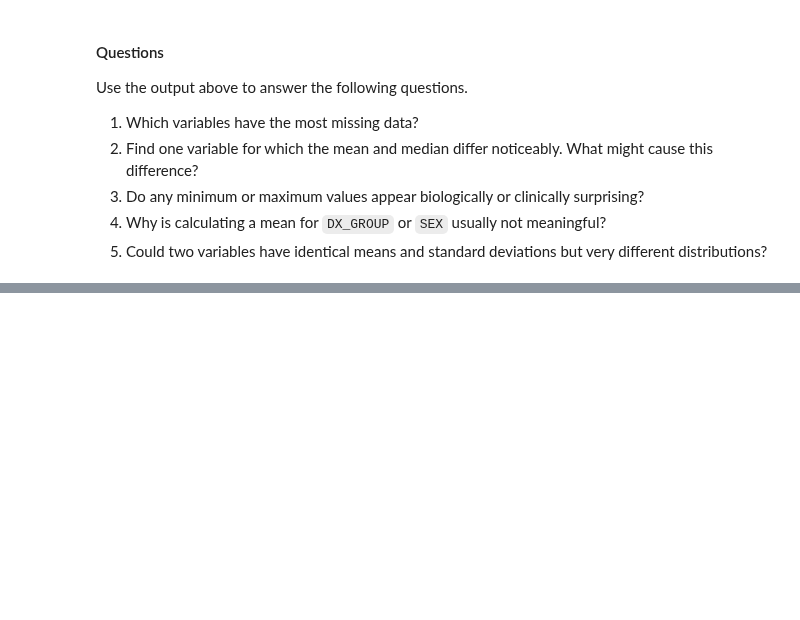
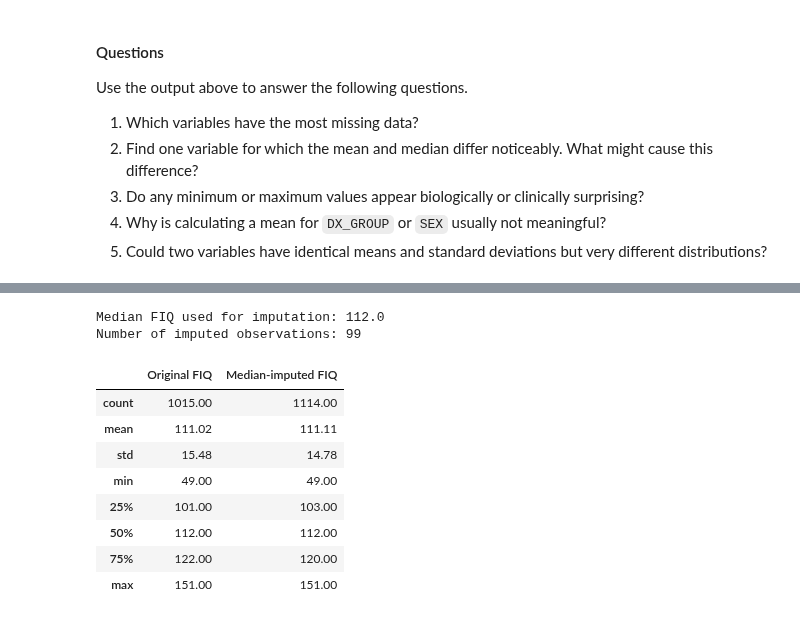
Before and after one commit to yoavmp/ml-neuro-tutorials, a Jupyter notebook: book/chapters/chapter_01/exercise_01.ipynb, the cells around one changed output, grey strips where cells are left out. Saved outputs shown, nothing was run; the diff lists cells and outputs as text; code cells hidden in the pictures; blank space fills up the shorter version.

```diff
--- a/book/chapters/chapter_01/exercise_01.ipynb
+++ b/book/chapters/chapter_01/exercise_01.ipynb
@@ -311,0 +524,32 @@ Use the output above to answer the following questions.
+# %%
+imputation_demo = phenotypes[
+    ["SUB_ID", "SITE_ID", "DX_GROUP", "AGE_AT_SCAN", "SEX", "FIQ"]
+].copy()
+
+imputation_demo["FIQ_was_missing"] = imputation_demo["FIQ"].isna()
+
+fiq_median = imputation_demo["FIQ"].median()
+imputation_demo["FIQ_imputed"] = imputation_demo["FIQ"].fillna(fiq_median)
+
+print(f"Median FIQ used for imputation: {fiq_median:.1f}")
+print(f"Number of imputed observations: {imputation_demo['FIQ_was_missing'].sum()}")
+# %% [output]
+Median FIQ used for imputation: 112.0
+Number of imputed observations: 99
+# %%
+pd.DataFrame(
+    {
+        "Original FIQ": imputation_demo["FIQ"].describe(),
+        "Median-imputed FIQ": imputation_demo["FIQ_imputed"].describe(),
+    }
+).round(2)
+# %% [output]
+|  | Original FIQ | Median-imputed FIQ |
+| count | 1015.00 | 1114.00 |
+| mean | 111.02 | 111.11 |
+| std | 15.48 | 14.78 |
+| min | 49.00 | 49.00 |
+| 25% | 101.00 | 103.00 |
+| 50% | 112.00 | 112.00 |
+| 75% | 122.00 | 120.00 |
+| max | 151.00 | 151.00 |
```
Also changed, not shown: parts of 29 cells of this notebook.
